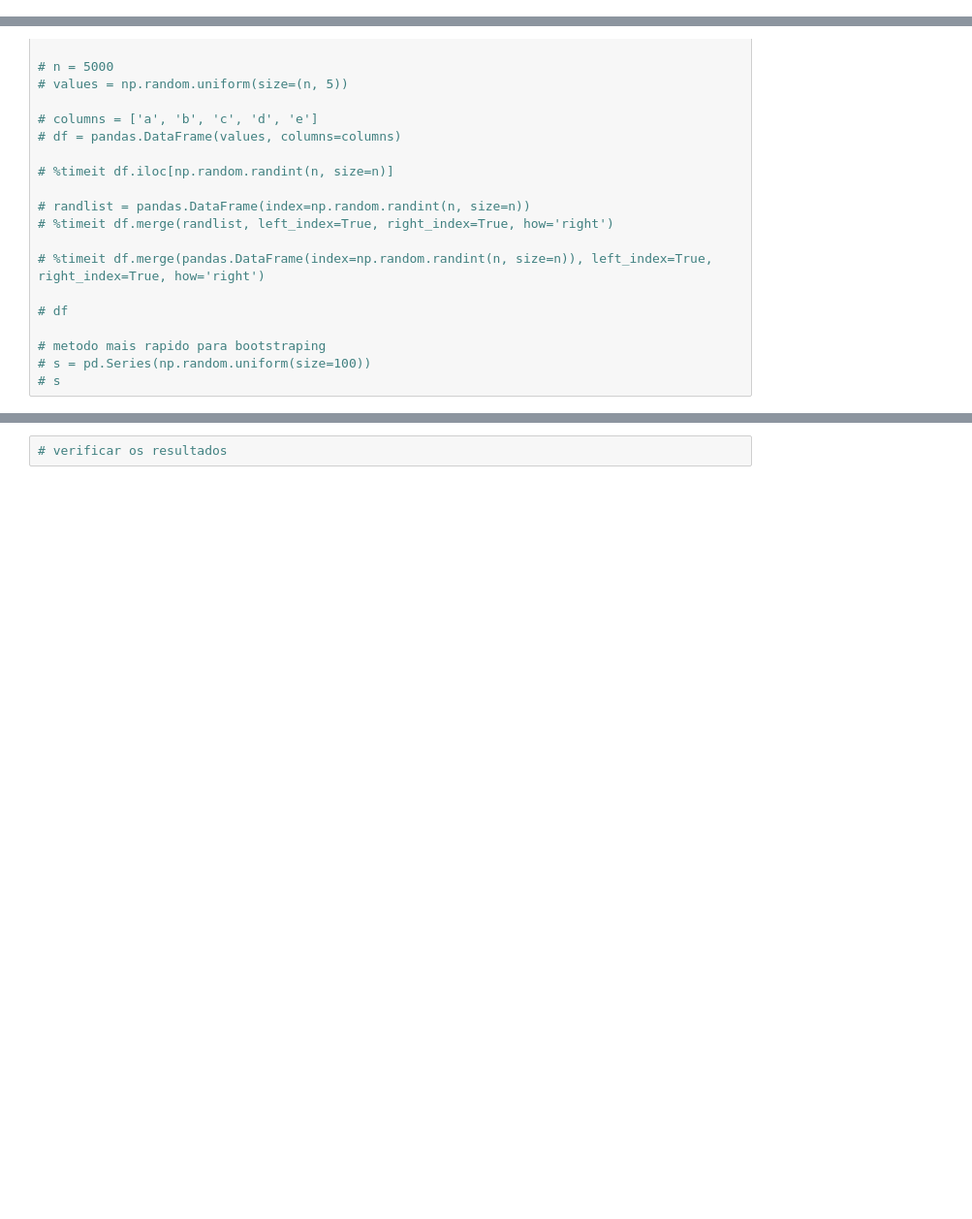
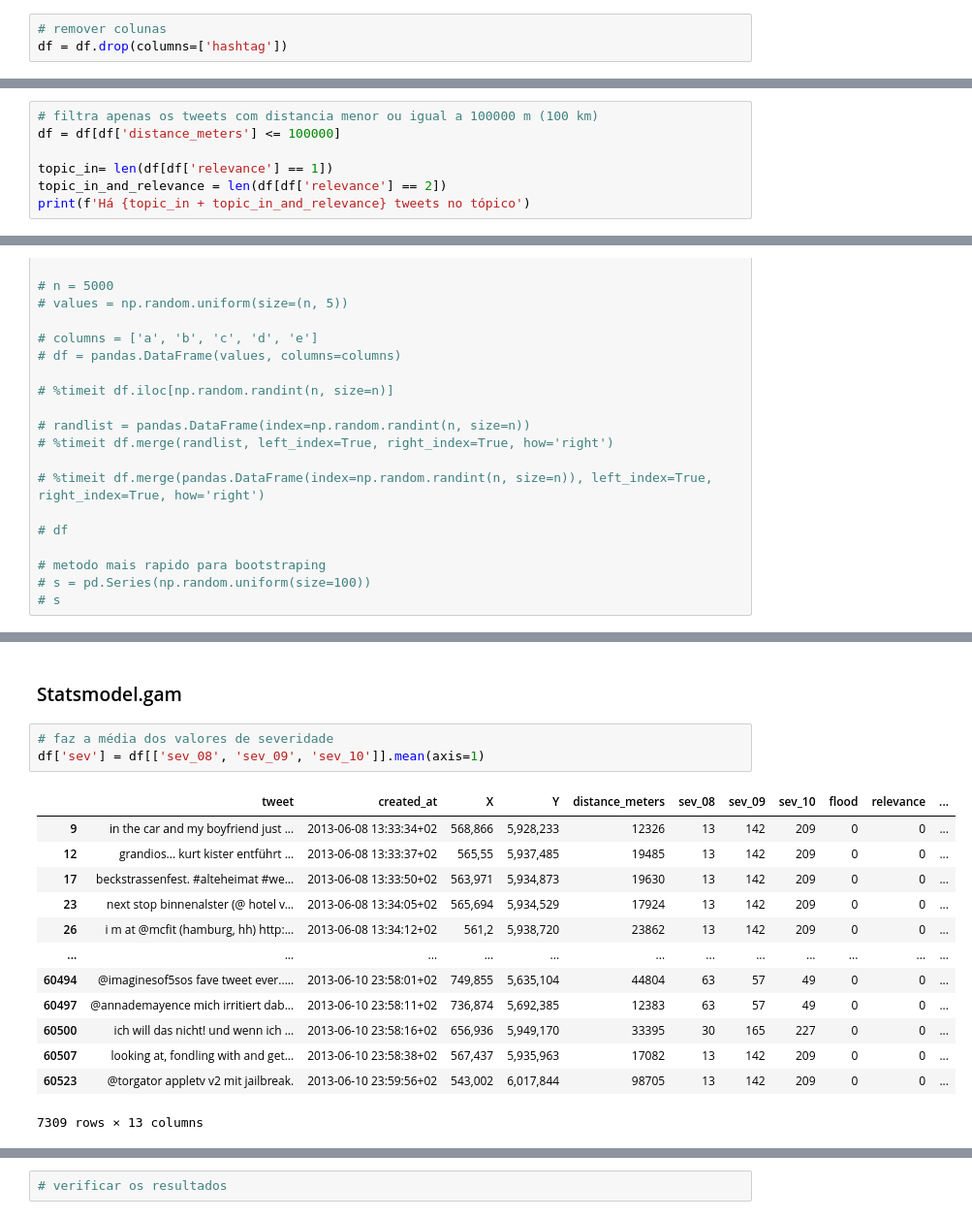
Before and after one commit to ThazSobral/tcc, a Jupyter notebook: geographic_distance_tecnique.ipynb, the cells around one changed output, grey strips where cells are left out. Shown at 97% size. Saved outputs shown, nothing was run; the diff lists cells and outputs as text; blank space fills up the shorter version.

```diff
--- a/geographic_distance_tecnique.ipynb
+++ b/geographic_distance_tecnique.ipynb
@@ -63,3 +65,6 @@ Essa etapa se dividi nas seguintes etapas:
+# %%
+# remover colunas
+df = df.drop(columns=['hashtag'])
 # %% [markdown]
 > Antes filtrar o tweets por palavras-chave filtramos por campo de georreferência, ou seja, **somente tweets georreferenciados** passam para esse etapa. Isso pode ser feito na própria API do Twitter ou através de um script.
 # %% [markdown]
@@ -218,3 +223,10 @@ Os objetivos dessa análise são dois:
 > De acordo com o trabalho original foi constatado que há uma **maior probabilidade** de **tweets no tópico** ao redor das **bacias com níveis de água mais altos** comparados com bacias de níveis de água mais baixos.
 
 > Para essa análise foram **utilizados** apenas tweets localizados **dentro de uma distância de 100 km** de bacias afetadas.
+# %%
+# filtra apenas os tweets com distancia menor ou igual a 100000 m (100 km)
+df = df[df['distance_meters'] <= 100000]
+
+topic_in= len(df[df['relevance'] == 1])
+topic_in_and_relevance = len(df[df['relevance'] == 2])
+print(f'Há {topic_in + topic_in_and_relevance} tweets no tópico')
@@ -336,0 +383,19 @@ import numpy as np
+# %% [markdown]
+### Statsmodel.gam
+# %%
+# faz a média dos valores de severidade
+df['sev'] = df[['sev_08', 'sev_09', 'sev_10']].mean(axis=1)
+# %% [output]
+|  | tweet | created_at | X | Y | distance_meters | sev_08 | sev_09 | sev_10 | flood | relevance | ... |
+| 9 | in the car and my boyfriend just ... | 2013-06-08 13:33:34+02 | 568,866 | 5,928,233 | 12326 | 13 | 142 | 209 | 0 | 0 | ... |
+| 12 | grandios... kurt kister entführt ... | 2013-06-08 13:33:37+02 | 565,55 | 5,937,485 | 19485 | 13 | 142 | 209 | 0 | 0 | ... |
+| 17 | beckstrassenfest. #alteheimat #we... | 2013-06-08 13:33:50+02 | 563,971 | 5,934,873 | 19630 | 13 | 142 | 209 | 0 | 0 | ... |
+| 23 | next stop binnenalster (@ hotel v... | 2013-06-08 13:34:05+02 | 565,694 | 5,934,529 | 17924 | 13 | 142 | 209 | 0 | 0 | ... |
+| 26 | i m at @mcfit (hamburg, hh) http:... | 2013-06-08 13:34:12+02 | 561,2 | 5,938,720 | 23862 | 13 | 142 | 209 | 0 | 0 | ... |
+| ... | ... | ... | ... | ... | ... | ... | ... | ... | ... | ... | ... |
+| 60494 | @imaginesof5sos fave tweet ever..... | 2013-06-10 23:58:01+02 | 749,855 | 5,635,104 | 44804 | 63 | 57 | 49 | 0 | 0 | ... |
+| 60497 | @annademayence mich irritiert dab... | 2013-06-10 23:58:11+02 | 736,874 | 5,692,385 | 12383 | 63 | 57 | 49 | 0 | 0 | ... |
+| 60500 | ich will das nicht! und wenn ich ... | 2013-06-10 23:58:16+02 | 656,936 | 5,949,170 | 33395 | 30 | 165 | 227 | 0 | 0 | ... |
+| 60507 | looking at, fondling with and get... | 2013-06-10 23:58:38+02 | 567,437 | 5,935,963 | 17082 | 13 | 142 | 209 | 0 | 0 | ... |
+| 60523 | @torgator appletv v2 mit jailbreak. | 2013-06-10 23:59:56+02 | 543,002 | 6,017,844 | 98705 | 13 | 142 | 209 | 0 | 0 | ... |
+7309 rows × 13 columns
```
Also changed, not shown: parts of 35 cells of this notebook.
